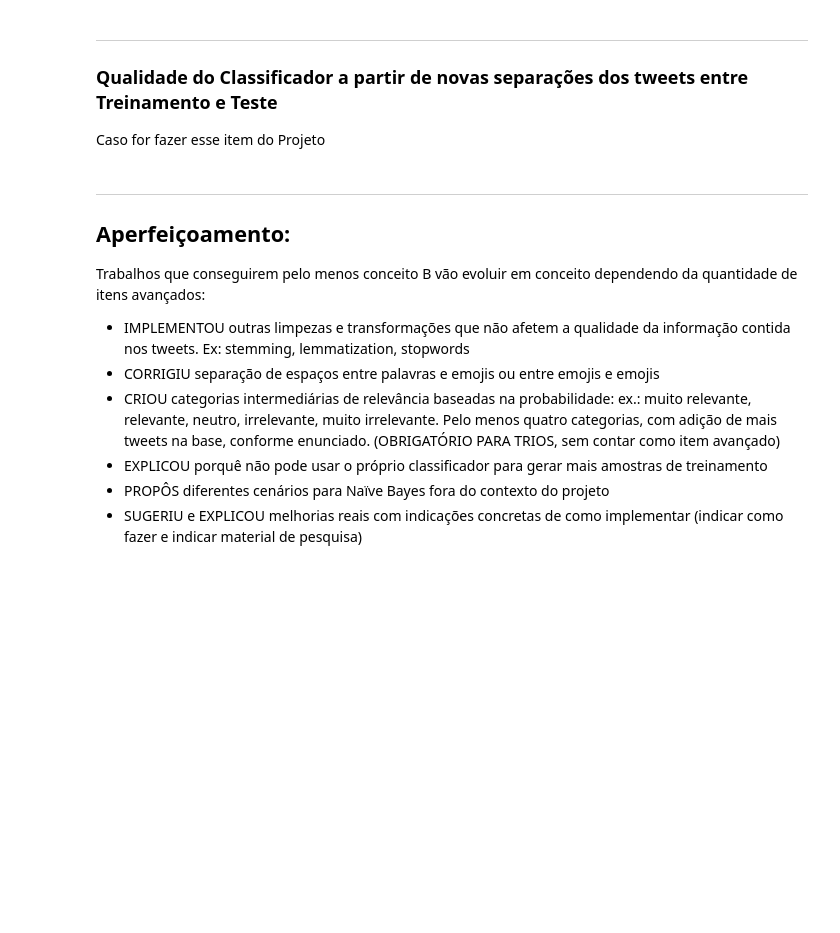
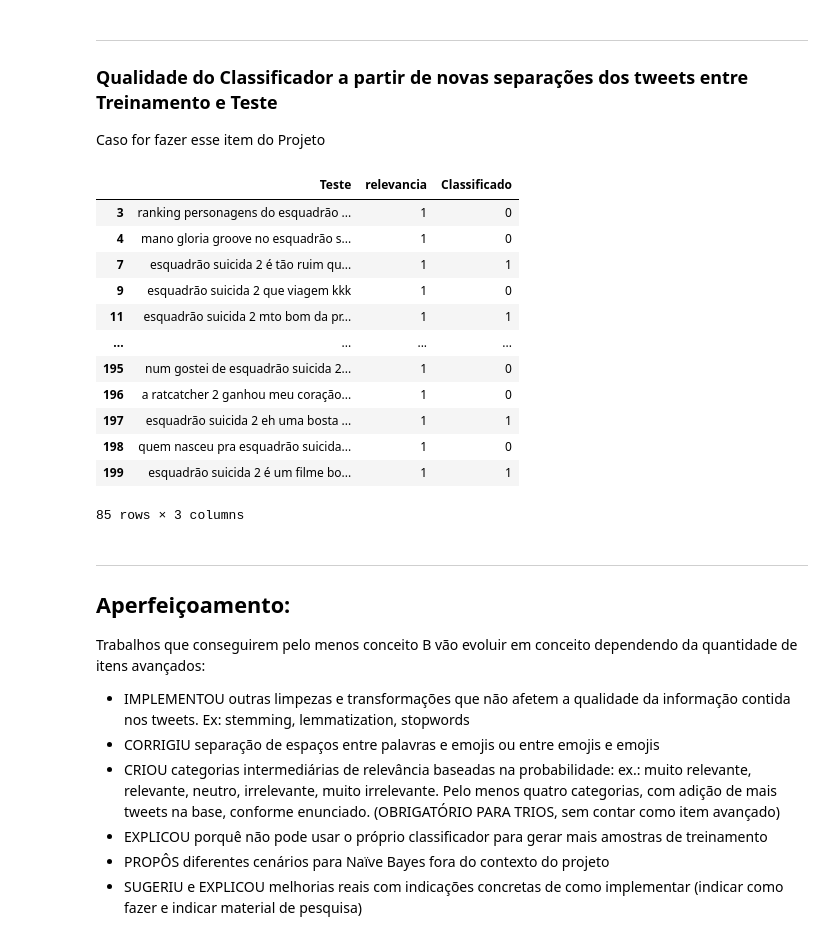
Before and after one commit to lucasgurgeln/Projeto-1-CDADOS, a Jupyter notebook: Projeto1_Layout_Classificador.ipynb, the cells around one changed output. Saved outputs shown, nothing was run; the diff lists cells and outputs as text; code cells hidden in the pictures; blank space fills up the shorter version.

```diff
--- a/Projeto1_Layout_Classificador.ipynb
+++ b/Projeto1_Layout_Classificador.ipynb
@@ -64,7 +65,7 @@ Considerando apenas as mensagens da planilha Treinamento, ensine  seu classifica
 ### Limpando o Excel
 # %%
 def cleanup(text):
-    punctuation = '[”@\-/!.:?;,''"|()#$%¨&*]'
+    punctuation = '[”@\-/!.:?;,°''"|()#$%¨&*]'
     pattern = re.compile(punctuation)
     text_subbed = re.sub(pattern, '', text)
     return text_subbed
@@ -303,3 +304,25 @@ ___
 ### Qualidade do Classificador a partir de novas separações dos tweets entre Treinamento e Teste
 
 Caso for fazer esse item do Projeto
+# %%
+tIR = test['relevancia'] == 0
+tR = test['relevancia'] == 1
+
+test_tr = test.loc[tR,:]
+test_tir = test.loc[tIR,:]
+
+test_tr
+# %% [output]
+|  | Teste | relevancia | Classificado |
+| 3 | ranking personagens do esquadrão ... | 1 | 0 |
+| 4 | mano gloria groove no esquadrão s... | 1 | 0 |
+| 7 | esquadrão suicida 2 é tão ruim qu... | 1 | 1 |
+| 9 | esquadrão suicida 2 que viagem kkk | 1 | 0 |
+| 11 | esquadrão suicida 2 mto bom da pr... | 1 | 1 |
+| ... | ... | ... | ... |
+| 195 | num gostei de esquadrão suicida 2... | 1 | 0 |
+| 196 | a ratcatcher 2 ganhou meu coração... | 1 | 0 |
+| 197 | esquadrão suicida 2 eh uma bosta ... | 1 | 1 |
+| 198 | quem nasceu pra esquadrão suicida... | 1 | 0 |
+| 199 | esquadrão suicida 2 é um filme bo... | 1 | 1 |
+85 rows × 3 columns
```
Also changed, not shown: parts of 7 cells of this notebook.
